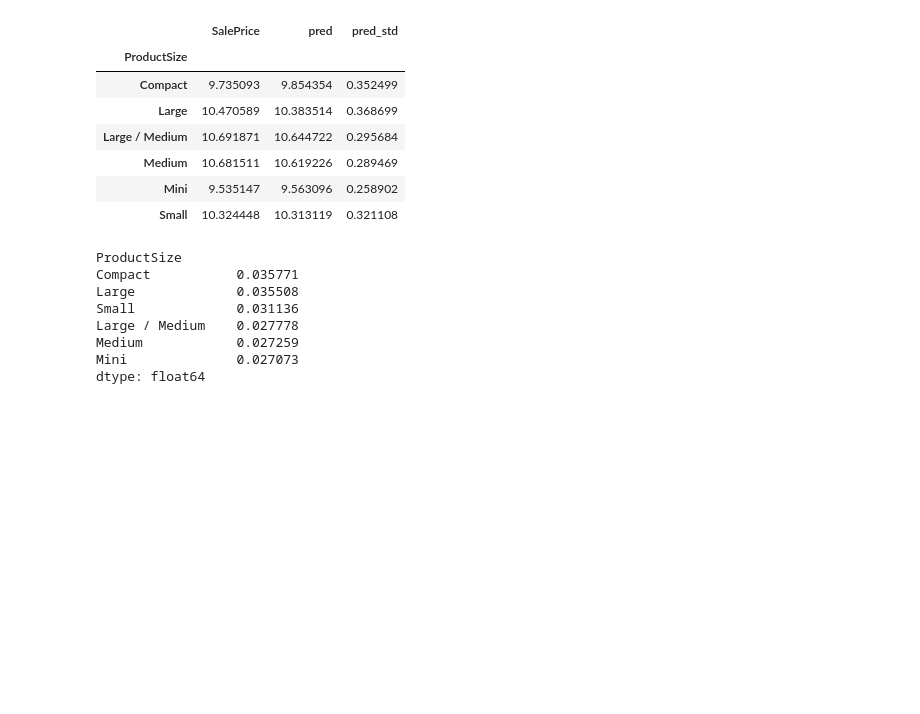
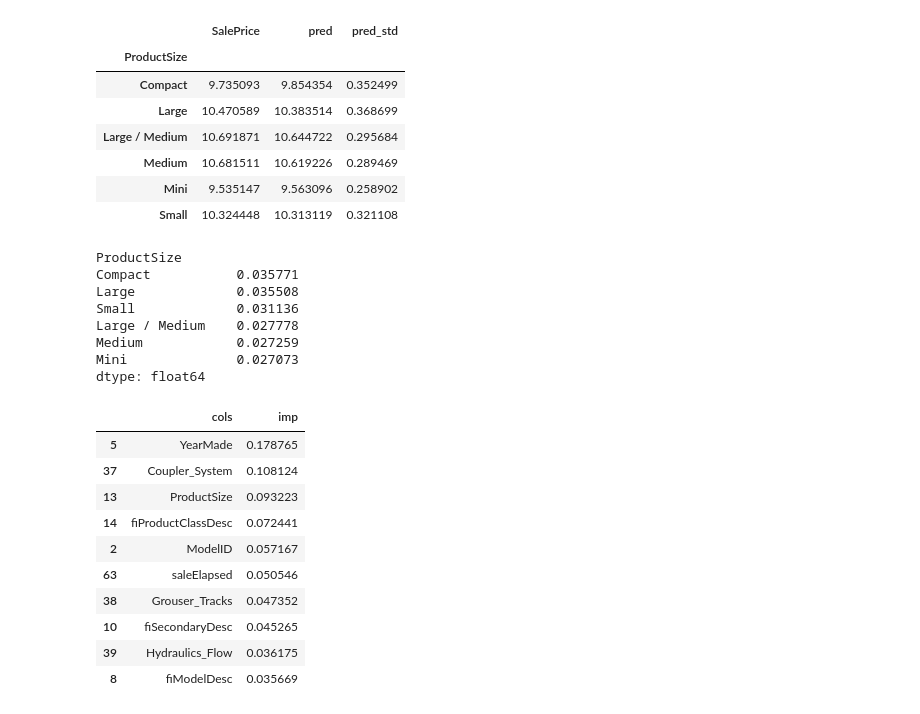
Before and after one commit to ssttv/ml-resources, a Jupyter notebook: fastai_rf_interpretation.ipynb, the cells around one changed output. Cells and saved outputs as stored; diff of their text form; code cells hidden in the pictures; blank space fills up the shorter version.

```diff
--- a/fastai_rf_interpretation.ipynb
+++ b/fastai_rf_interpretation.ipynb
@@ -214,3 +179,17 @@ Large / Medium    0.027778
 Medium            0.027259
 Mini              0.027073
 dtype: float64
+# %%
+fi = rf_feat_importance(m, df_trn); fi[:10]
+# %% [output]
+|  | cols | imp |
+| 5 | YearMade | 0.178765 |
+| 37 | Coupler_System | 0.108124 |
+| 13 | ProductSize | 0.093223 |
+| 14 | fiProductClassDesc | 0.072441 |
+| 2 | ModelID | 0.057167 |
+| 63 | saleElapsed | 0.050546 |
+| 38 | Grouser_Tracks | 0.047352 |
+| 10 | fiSecondaryDesc | 0.045265 |
+| 39 | Hydraulics_Flow | 0.036175 |
+| 8 | fiModelDesc | 0.035669 |
```
Also changed, not shown: parts of 12 cells of this notebook.
